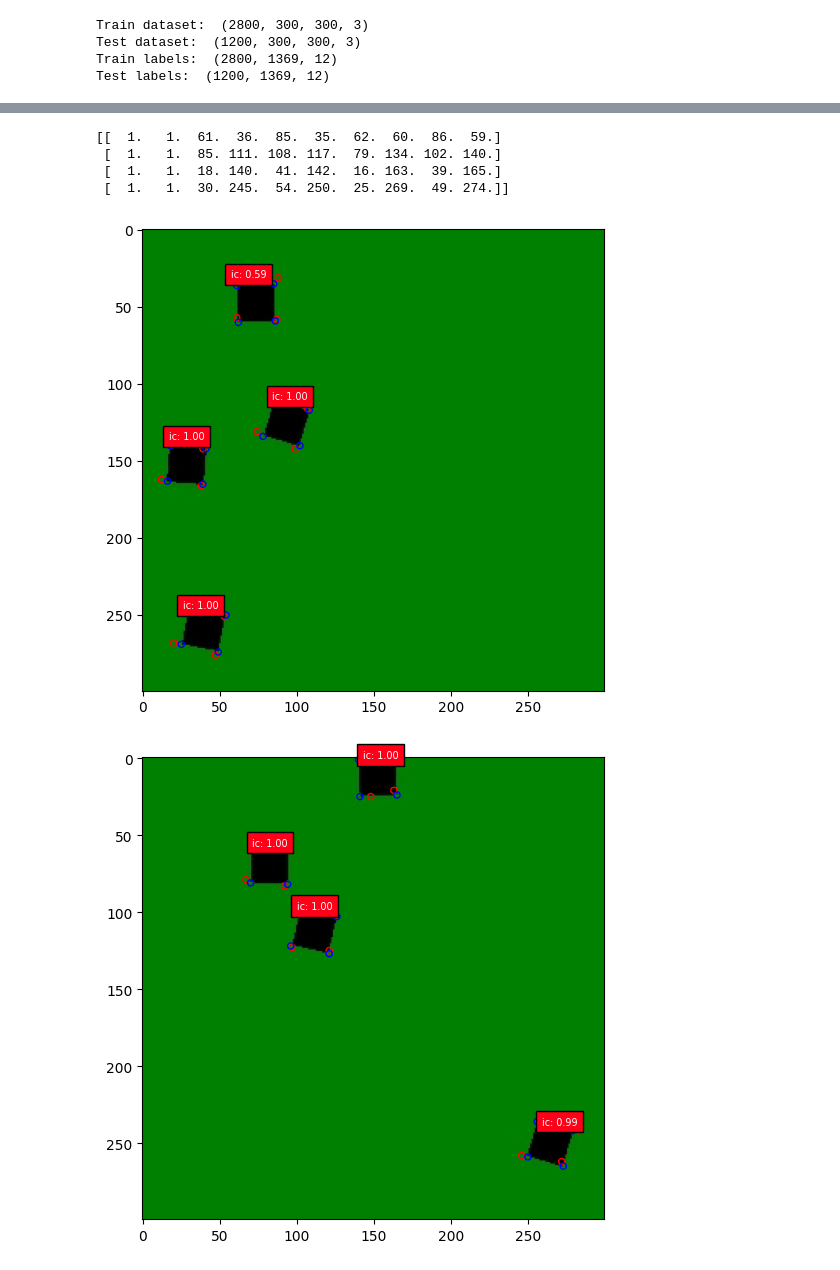
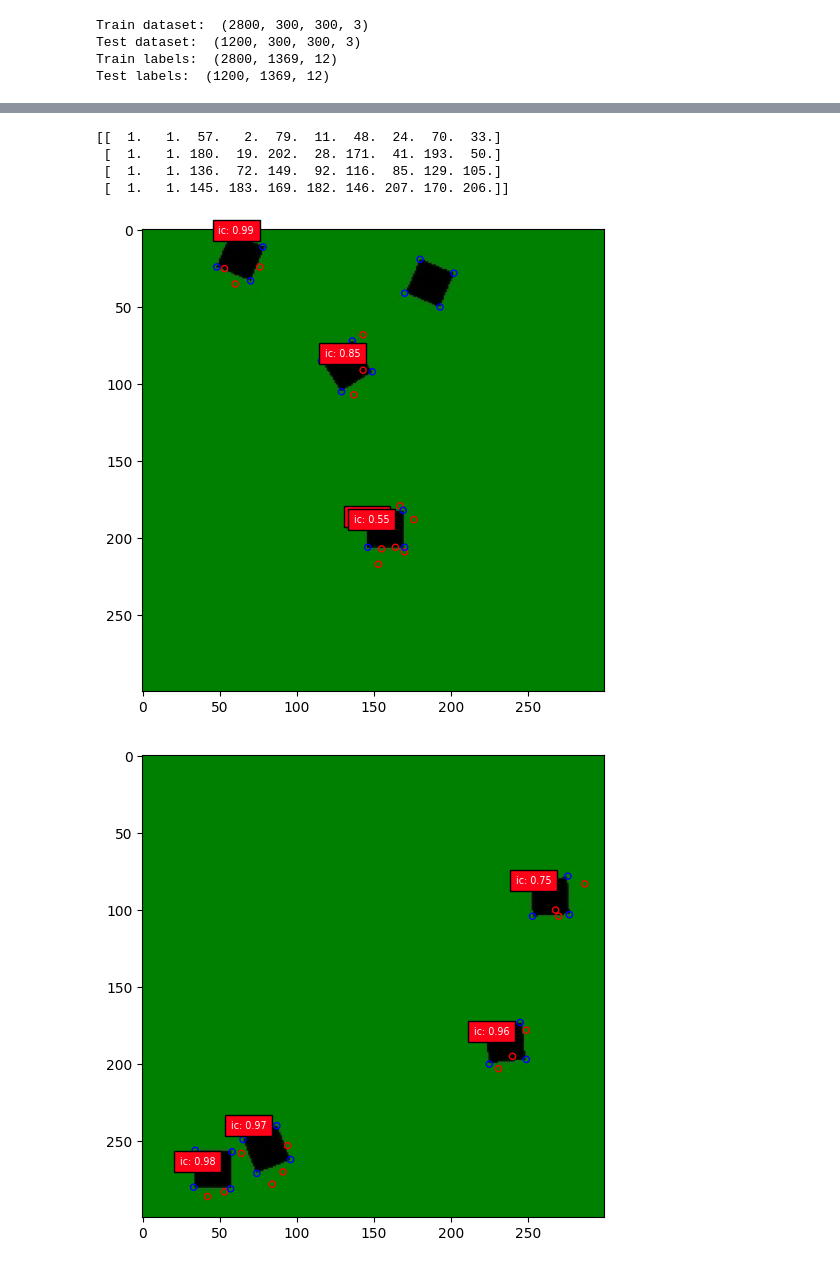
Before and after one commit to keremaras1/aoi-pcb-v2-object-detector, a Jupyter notebook: implementations/ssd_models/custom_architecture/custom_ssd_training.ipynb, the cells around one changed output, grey strips where cells are left out. Saved outputs shown, nothing was run; the diff lists cells and outputs as text; code cells hidden in the pictures.

```diff
--- a/implementations/ssd_models/custom_architecture/custom_ssd_training.ipynb
+++ b/implementations/ssd_models/custom_architecture/custom_ssd_training.ipynb
@@ -98,8 +98,8 @@ Test dataset:  (1200, 300, 300, 3)
 Train labels:  (2800, 1369, 12)
 Test labels:  (1200, 1369, 12)
 # %%
-model_checkpoint = ModelCheckpoint(filepath='AOI_Project/Custom-Model/checkpoints/ssd7_epoch-{epoch:02d}_loss-{loss:.4f}_val_loss-{val_loss:.4f}.h5',
-                                   monitor='loss',
+model_checkpoint = ModelCheckpoint(filepath='checkpoints/ssd7_epoch-{epoch:02d}_loss-{loss:.4f}_val_loss-{val_loss:.4f}.h5',
+                                   monitor='val_loss',
                                    verbose=1,
                                    save_best_only=True,
                                    save_weights_only=False,
@@ -110,9 +110,9 @@ csv_logger = CSVLogger(filename='ssd7_training_log.csv',
                        separator=',',
                        append=True)
 
-early_stopping = EarlyStopping(monitor='loss',
+early_stopping = EarlyStopping(monitor='val_loss',
                                min_delta=0.0,
-                               patience=15,
+                               patience=16,
                                verbose=1,
                                restore_best_weights=True)
 
@@ -171,4 +171,4 @@ plt.legend(loc='upper right', prop={'size': 24});
 # %%
-predictions = model.predict(X_train[:50])
+predictions = model.predict(X_test[:50])
 print(predictions.shape)
 # %% [output]
@@ -189,36 +189,36 @@ print(decoded_pred[0])
 # %%
-decoded_labels = decode_detections(y_train, img_height=img_height, img_width=img_width)
+decoded_labels = decode_detections(y_test, img_height=img_height, img_width=img_width)
 print(decoded_labels[0])
 # %% [output]
-[[  1.   1.  61.  36.  85.  35.  62.  60.  86.  59.]
- [  1.   1.  85. 111. 108. 117.  79. 134. 102. 140.]
- [  1.   1.  18. 140.  41. 142.  16. 163.  39. 165.]
- [  1.   1.  30. 245.  54. 250.  25. 269.  49. 274.]]
+[[  1.   1.  57.   2.  79.  11.  48.  24.  70.  33.]
+ [  1.   1. 180.  19. 202.  28. 171.  41. 193.  50.]
+ [  1.   1. 136.  72. 149.  92. 116.  85. 129. 105.]
+ [  1.   1. 145. 183. 169. 182. 146. 207. 170. 206.]]
 # %%
 for i in range(len(decoded_pred[:10])):
     plt.figure(figsize=(10,6))
-    plt.imshow(X_train[i])
+    plt.imshow(X_test[i])
     current_axis = plt.gca()
 
     colors = plt.cm.hsv(np.linspace(0, 1, n_classes+1)).tolist() # Set the colors for the bounding boxes
     classes = ['background', 'ic'] # Just so we can print class names onto the image instead of IDs
 
     for label in decoded_pred[i]:
         pred = np.array(label)
         corners = np.reshape(pred[2:], (-1, 2)).astype(int)
         color = colors[int(pred[0])]
         label = '{}: {:.2f}'.format(classes[int(pred[0])], pred[1])
         for points in corners:
             current_axis.add_patch(plt.Circle(tuple(points), 2, fill=False, color='red'))
         current_axis.text(corners[0, 0], corners[0, 1], label, size='x-small', color='white', bbox={'facecolor':color, 'alpha':1.0})
 
     for label in decoded_labels[i]:
         pred = np.array(label)
         corners = np.reshape(pred[2:], (-1, 2)).astype(int)
         color = colors[int(pred[0])]
         label = '{}'.format(classes[int(pred[0])])
         for points in corners:
             current_axis.add_patch(plt.Circle(tuple(points), 2, fill=False, color='blue'))
 # %% [output]
-[figure, old version]
+[figure, new version]
-[figure, old version]
+[figure, new version]
```
Also changed, not shown: parts of 5 cells of this notebook, 4 other files.
